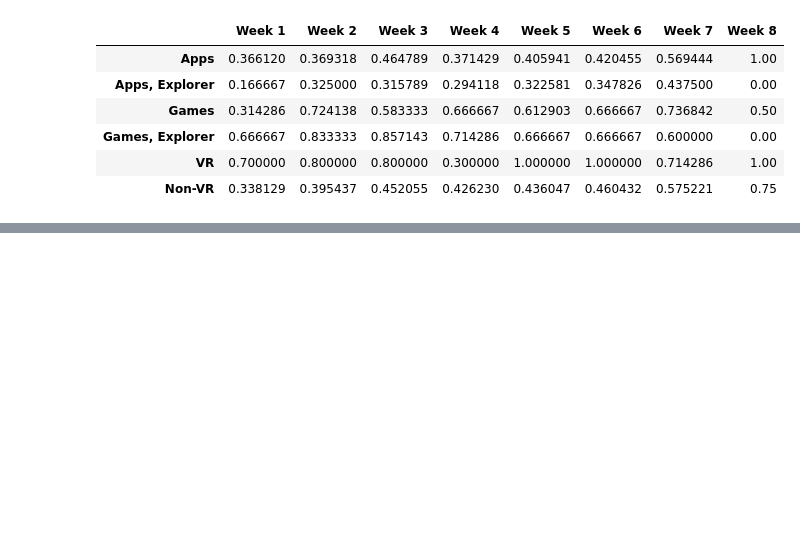
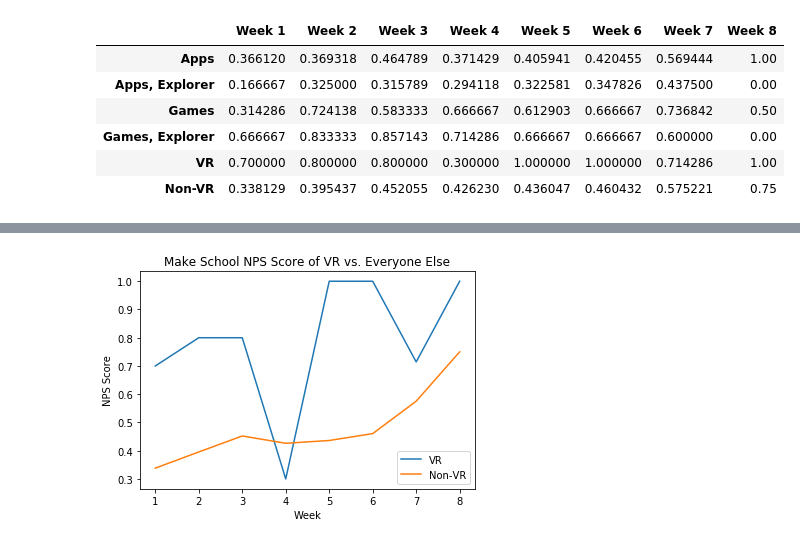
Before and after one commit to UPstartDeveloper/NPS_project, a Jupyter notebook: NPS_data_wrangling.ipynb, the cells around one changed output, grey strips where cells are left out. Drawn from its saved outputs; the diff is of its cells as text; code cells hidden in the pictures; blank space fills up the shorter version.

```diff
--- a/NPS_data_wrangling.ipynb
+++ b/NPS_data_wrangling.ipynb
@@ -186,3 +202,20 @@ nps_by_track_per_week
+# %%
+# Ok, but how does VR stack up against vs. all the rest of Make School in 2017?
+fig, ax = plt.subplots()
+def make_plots_for_vr_and_rest(weeks):
+    scores = nps_by_track_per_week.tail(2)
+    nps_scores = []
+    for i in range(1, 9):
+        nps_scores.append(scores[f'Week {i}'])
+    ax.plot(range(1,9), nps_scores)
+    plt.legend(['VR', 'Non-VR'], loc=4)
+
+make_plots_for_vr_and_rest(weeks)
+ax.set(xlabel='Week', ylabel='NPS Score',
+       title='Make School NPS Score of VR vs. Everyone Else')
+plt.show()
+# %% [output]
+[figure, added]
 # %%
 # Q5: On average, how well did VR students handle the pacing of Make School?
 # How did this sentiment change over the course of the 2017 program? (line graph)
```
Also changed, not shown: parts of 2 cells of this notebook.
